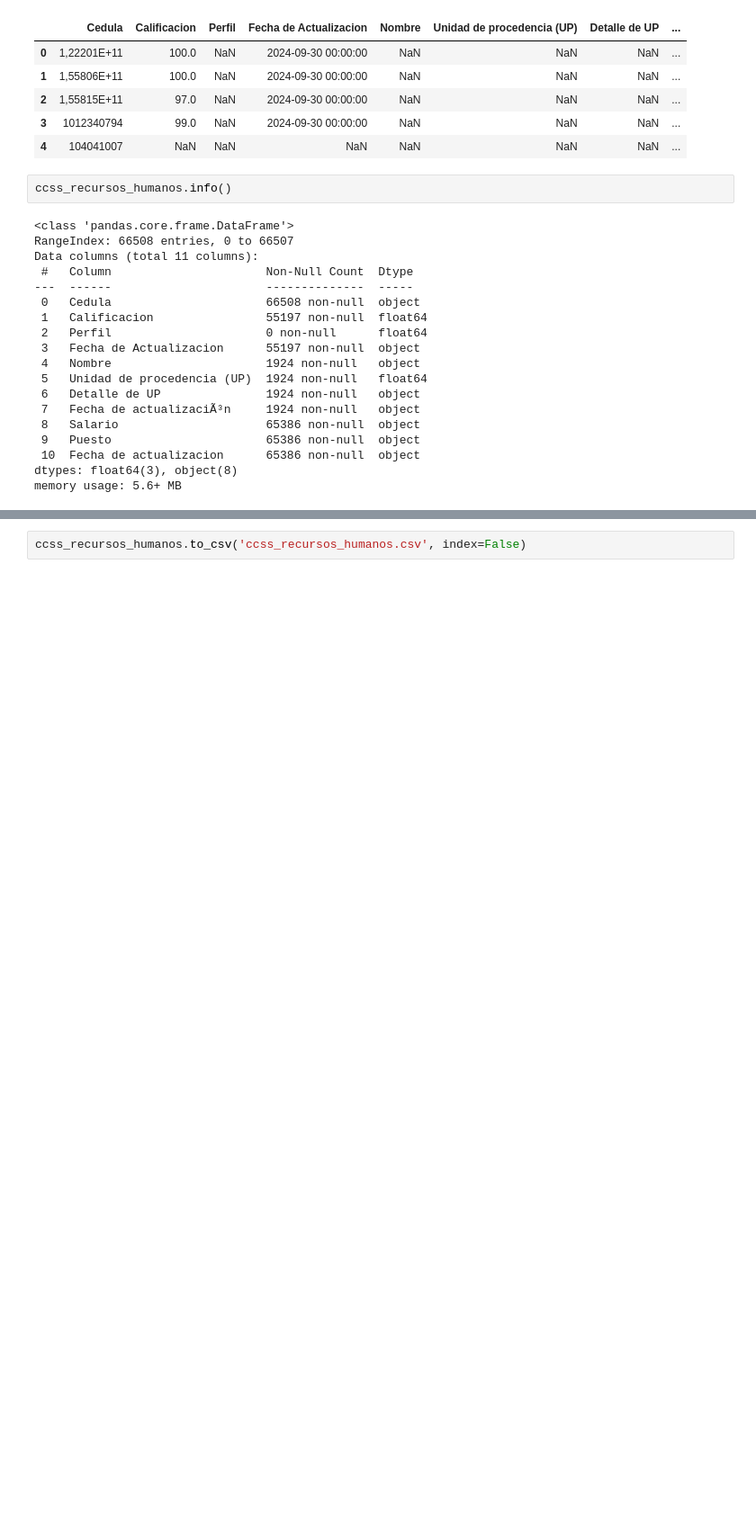
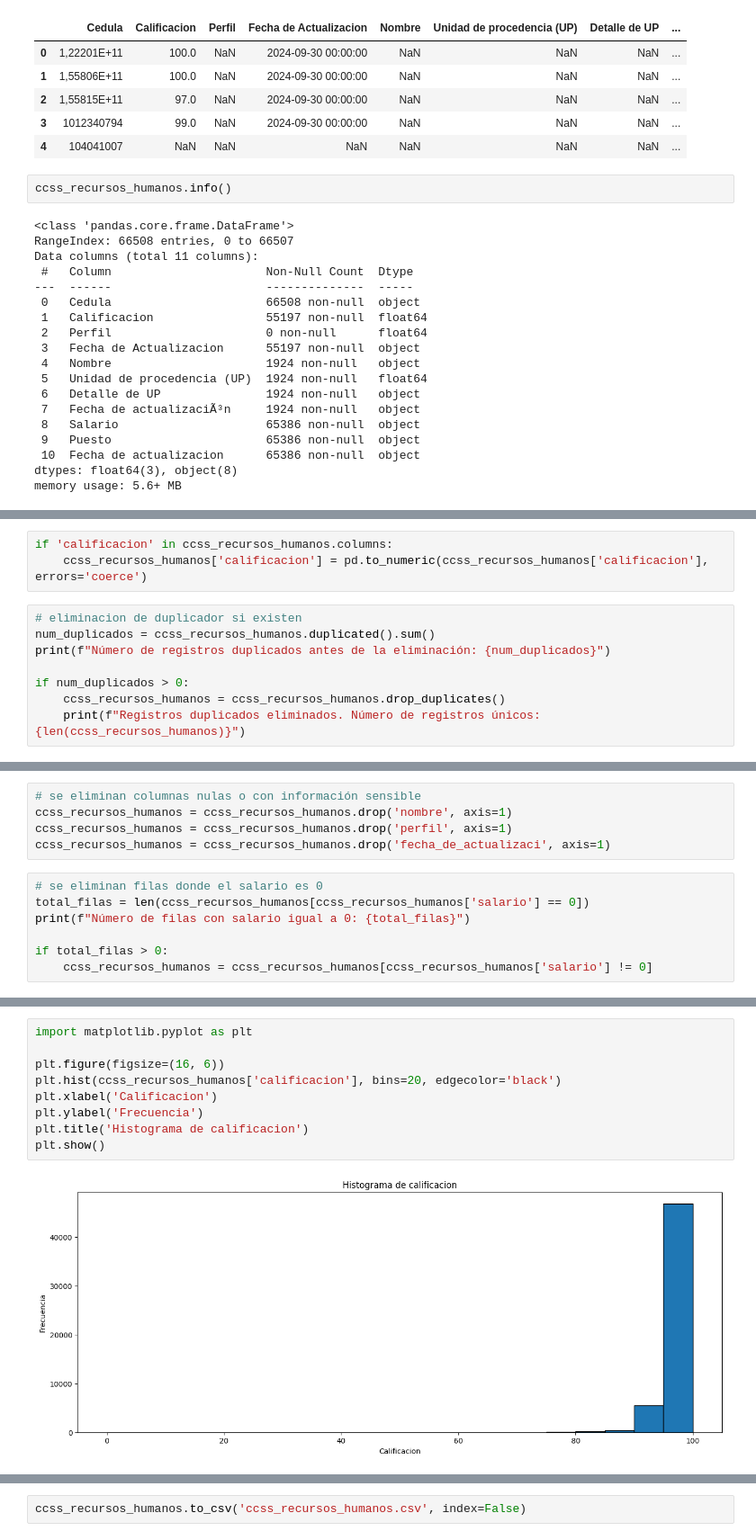
Before and after one commit to Zenidog8/CCSS-Recursos-Humanos-Data-Set, a Jupyter notebook: CCSS_RH_ML.ipynb, the cells around one changed output, grey strips where cells are left out. Shown at 90% size. Saved outputs shown, nothing was run; the diff lists cells and outputs as text; blank space fills up the shorter version.

```diff
--- a/CCSS_RH_ML.ipynb
+++ b/CCSS_RH_ML.ipynb
@@ -194,0 +230,11 @@ memory usage: 5.6+ MB
+# %%
+if 'calificacion' in ccss_recursos_humanos.columns:
+    ccss_recursos_humanos['calificacion'] = pd.to_numeric(ccss_recursos_humanos['calificacion'], errors='coerce')
+# %%
+# eliminacion de duplicador si existen
+num_duplicados = ccss_recursos_humanos.duplicated().sum()
+print(f"Número de registros duplicados antes de la eliminación: {num_duplicados}")
+
+if num_duplicados > 0:
+    ccss_recursos_humanos = ccss_recursos_humanos.drop_duplicates()
+    print(f"Registros duplicados eliminados. Número de registros únicos: {len(ccss_recursos_humanos)}")
@@ -194,0 +243,12 @@ memory usage: 5.6+ MB
+# %%
+# se eliminan columnas nulas o con información sensible
+ccss_recursos_humanos = ccss_recursos_humanos.drop('nombre', axis=1)
+ccss_recursos_humanos = ccss_recursos_humanos.drop('perfil', axis=1)
+ccss_recursos_humanos = ccss_recursos_humanos.drop('fecha_de_actualizaci', axis=1)
+# %%
+# se eliminan filas donde el salario es 0
+total_filas = len(ccss_recursos_humanos[ccss_recursos_humanos['salario'] == 0])
+print(f"Número de filas con salario igual a 0: {total_filas}")
+
+if total_filas > 0:
+    ccss_recursos_humanos = ccss_recursos_humanos[ccss_recursos_humanos['salario'] != 0]
@@ -194,0 +284,11 @@ memory usage: 5.6+ MB
+# %%
+import matplotlib.pyplot as plt
+
+plt.figure(figsize=(16, 6))
+plt.hist(ccss_recursos_humanos['calificacion'], bins=20, edgecolor='black')
+plt.xlabel('Calificacion')
+plt.ylabel('Frecuencia')
+plt.title('Histograma de calificacion')
+plt.show()
+# %% [output]
+[figure, added]
```
Also changed, not shown: parts of 16 cells of this notebook.
